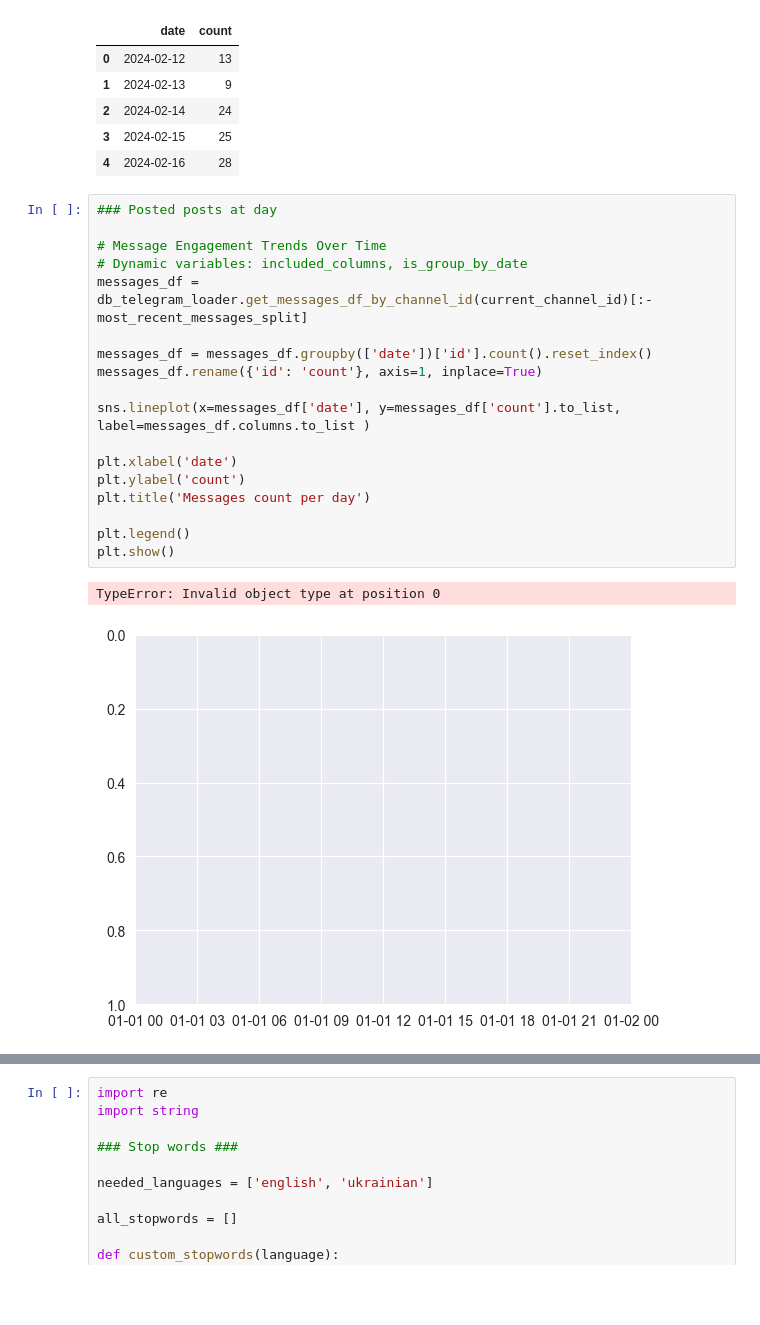
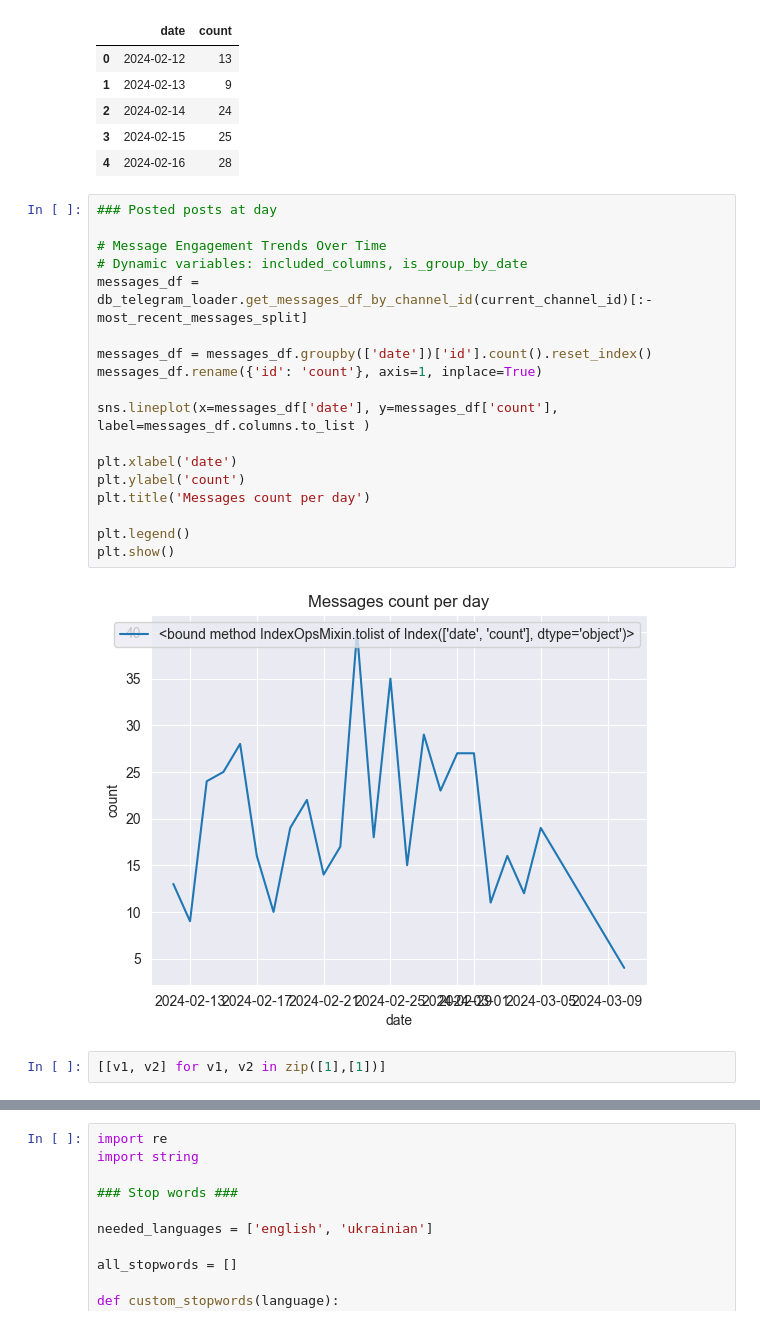
Before and after one commit to CESSIDY/telegram-analytic-dashboard, a Jupyter notebook: src/web_app/analytics_notebook.ipynb, the cells around one changed output, grey strips where cells are left out. Saved outputs shown, nothing was run; the diff lists cells and outputs as text; blank space fills up the shorter version.

```diff
--- a/src/web_app/analytics_notebook.ipynb
+++ b/src/web_app/analytics_notebook.ipynb
@@ -95,24 +108,25 @@ messages_df.head()
 # %%
 ### Posted posts at day
 
 # Message Engagement Trends Over Time
 # Dynamic variables: included_columns, is_group_by_date
 messages_df = db_telegram_loader.get_messages_df_by_channel_id(current_channel_id)[:-most_recent_messages_split]
 
 messages_df = messages_df.groupby(['date'])['id'].count().reset_index()
 messages_df.rename({'id': 'count'}, axis=1, inplace=True)
 
-sns.lineplot(x=messages_df['date'], y=messages_df['count'].to_list, label=messages_df.columns.to_list )
+sns.lineplot(x=messages_df['date'], y=messages_df['count'], label=messages_df.columns.to_list )
 
 plt.xlabel('date')
 plt.ylabel('count')
 plt.title('Messages count per day')
 
 plt.legend()
 plt.show()
 # %% [output]
-TypeError: Invalid object type at position 0
-[figure, old version]
+[figure, new version]
+# %%
+[[v1, v2] for v1, v2 in zip([1],[1])]
 # %%
 # Emojis
 # Dynamic variables: categories
```
Also changed, not shown: parts of 5 cells of this notebook, 4 other files.
